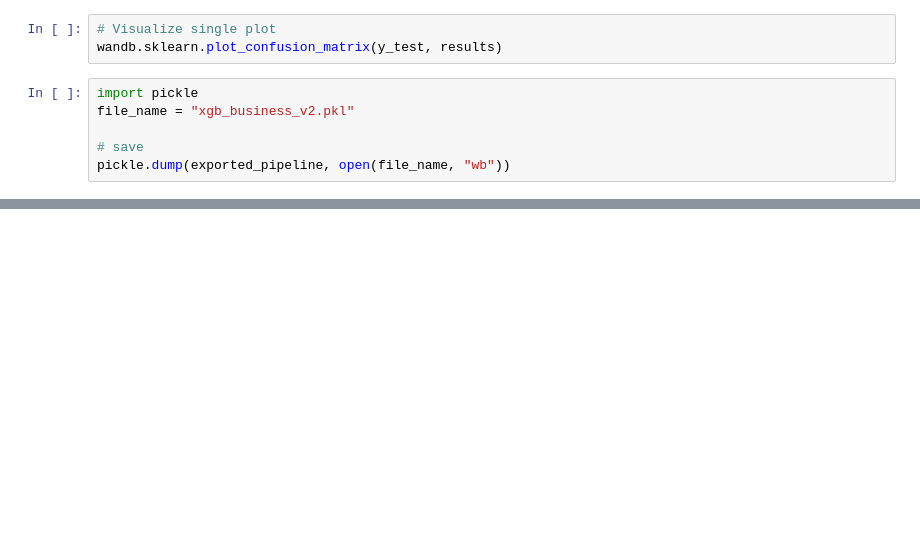
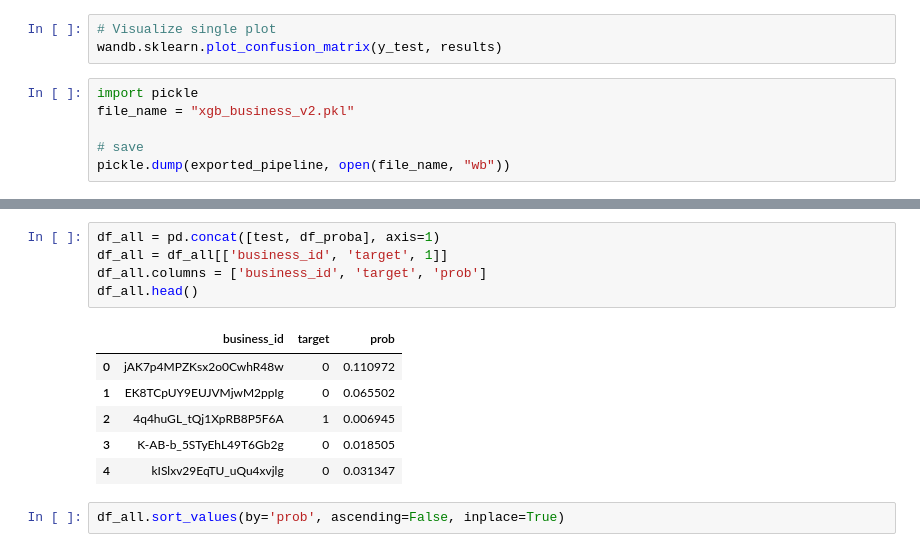
Before and after one commit to HenryLABFinalGrupo02/trabajofinal, a Jupyter notebook: ML/ML_9.ipynb, the cells around one changed output, grey strips where cells are left out. Drawn from its saved outputs; the diff is of its cells as text; blank space fills up the shorter version.

```diff
--- a/ML/ML_9.ipynb
+++ b/ML/ML_9.ipynb
@@ -349,0 +374,14 @@ pickle.dump(exported_pipeline, open(file_name, "wb"))
+# %%
+df_all = pd.concat([test, df_proba], axis=1)
+df_all = df_all[['business_id', 'target', 1]]
+df_all.columns = ['business_id', 'target', 'prob']
+df_all.head()
+# %% [output]
+|  | business_id | target | prob |
+| 0 | jAK7p4MPZKsx2o0CwhR48w | 0 | 0.110972 |
+| 1 | EK8TCpUY9EUJVMjwM2ppIg | 0 | 0.065502 |
+| 2 | 4q4huGL_tQj1XpRB8P5F6A | 1 | 0.006945 |
+| 3 | K-AB-b_5STyEhL49T6Gb2g | 0 | 0.018505 |
+| 4 | kISlxv29EqTU_uQu4xvjlg | 0 | 0.031347 |
+# %%
+df_all.sort_values(by='prob', ascending=False, inplace=True)
```
Also changed, not shown: parts of 19 cells of this notebook, 2 other files.
